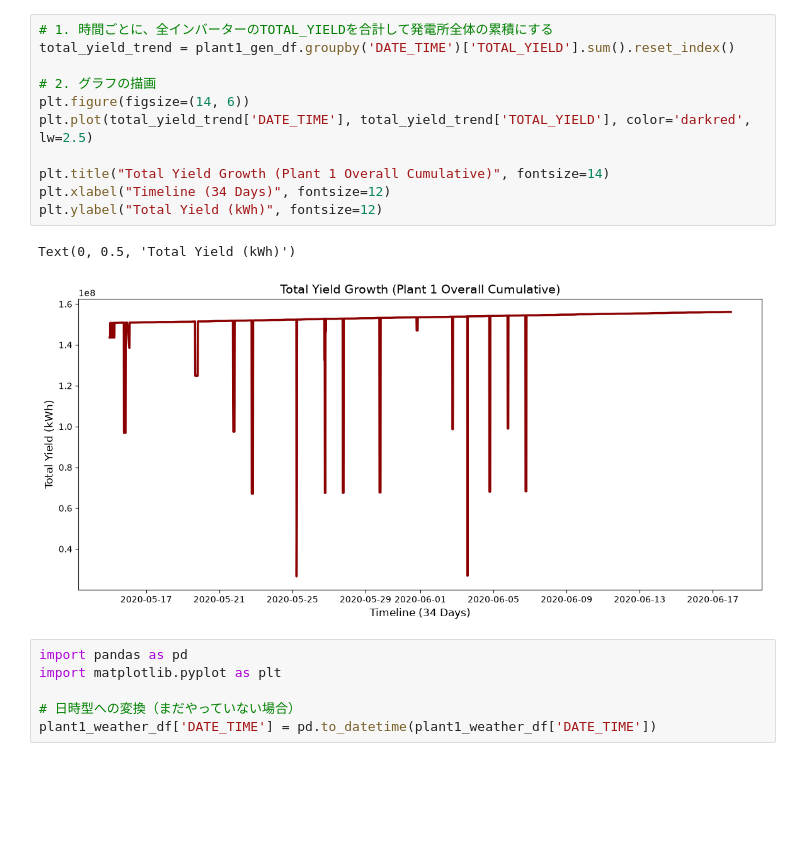
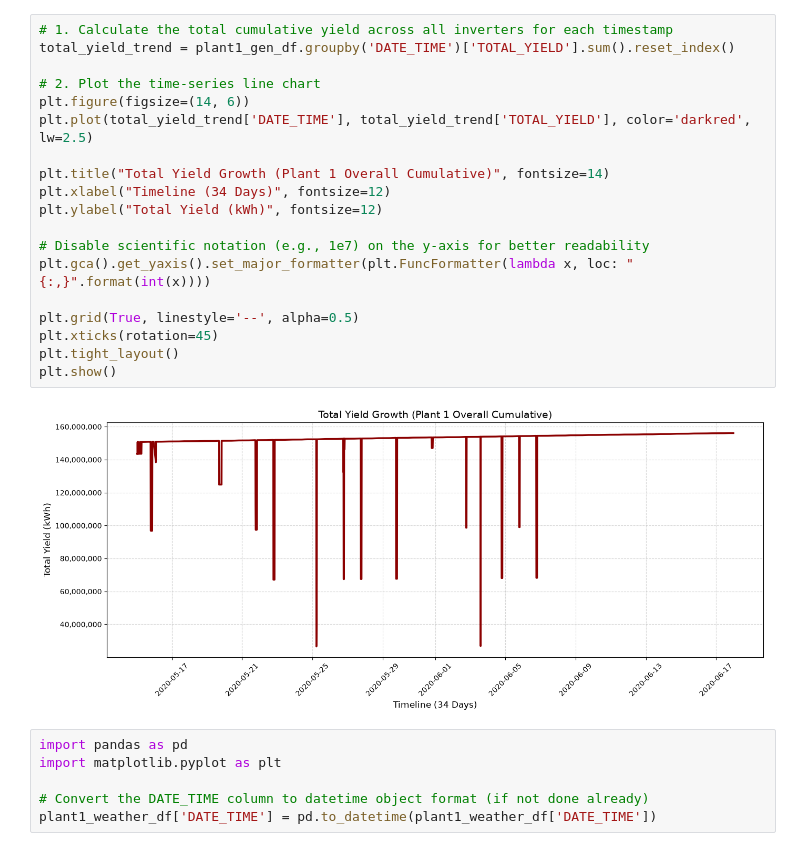
Before and after one commit to tateshita1908/solar-power-forecasting-system, a Jupyter notebook: notebooks/01_equipment_fault_detection.ipynb, the cells around one changed output. Drawn from its saved outputs; the diff is of its cells as text; blank space fills up the shorter version.

```diff
--- a/notebooks/01_equipment_fault_detection.ipynb
+++ b/notebooks/01_equipment_fault_detection.ipynb
@@ -130,24 +131,31 @@ plt.show()
 # %% [output]
 [figure]
 # %%
-# 1. 時間ごとに、全インバーターのTOTAL_YIELDを合計して発電所全体の累積にする
+# 1. Calculate the total cumulative yield across all inverters for each timestamp
 total_yield_trend = plant1_gen_df.groupby('DATE_TIME')['TOTAL_YIELD'].sum().reset_index()
 
-# 2. グラフの描画
+# 2. Plot the time-series line chart
 plt.figure(figsize=(14, 6))
 plt.plot(total_yield_trend['DATE_TIME'], total_yield_trend['TOTAL_YIELD'], color='darkred', lw=2.5)
 
 plt.title("Total Yield Growth (Plant 1 Overall Cumulative)", fontsize=14)
 plt.xlabel("Timeline (34 Days)", fontsize=12)
 plt.ylabel("Total Yield (kWh)", fontsize=12)
+
+# Disable scientific notation (e.g., 1e7) on the y-axis for better readability
+plt.gca().get_yaxis().set_major_formatter(plt.FuncFormatter(lambda x, loc: "{:,}".format(int(x))))
+
+plt.grid(True, linestyle='--', alpha=0.5)
+plt.xticks(rotation=45)
+plt.tight_layout()
+plt.show()
 # %% [output]
-Text(0, 0.5, 'Total Yield (kWh)')
-[figure, old version]
+[figure, new version]
 # %%
 import pandas as pd
 import matplotlib.pyplot as plt
 
-# 日時型への変換（まだやっていない場合）
+# Convert the DATE_TIME column to datetime object format (if not done already)
 plant1_weather_df['DATE_TIME'] = pd.to_datetime(plant1_weather_df['DATE_TIME'])
 # %%
 plt.figure(figsize=(15, 6))
```
Also changed, not shown: parts of 9 cells of this notebook.
